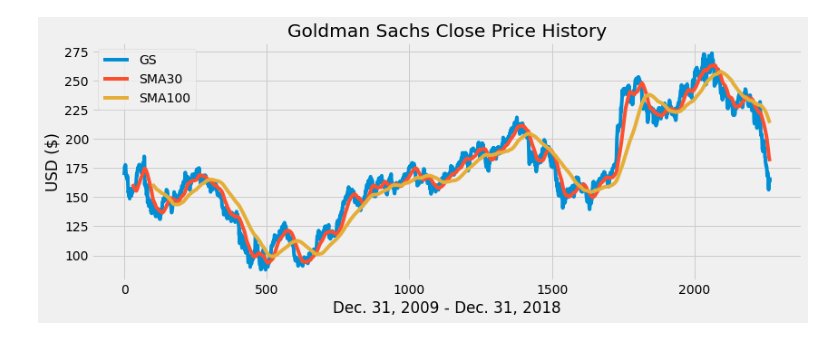
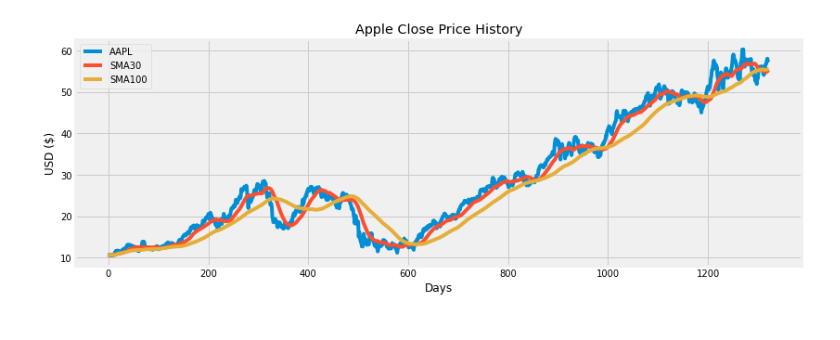
Before and after one commit to adnaneaabbar/stock-trading-system, a Jupyter notebook: AutomatedTradingStrategyGE.ipynb, the cells around one changed output. Saved outputs shown, nothing was run; the diff lists cells and outputs as text; code cells hidden in the pictures.

```diff
--- a/AutomatedTradingStrategyGE.ipynb
+++ b/AutomatedTradingStrategyGE.ipynb
@@ -7,6 +7,6 @@ from datetime import datetime
 import matplotlib.pyplot as plt
 plt.style.use('fivethirtyeight')
 # %%
-gs = pd.read_csv("https://raw.githubusercontent.com/adnaneaabbar/stock-trading-system/master/data/goldman_sachs.csv")
-print(gs.head())
-print(gs.tail())
+AAPL = pd.read_csv("https://raw.githubusercontent.com/adnaneaabbar/stock-trading-system/master/data/AAPL.csv")
+print(AAPL.head())
+print(AAPL.tail())
@@ -23,20 +40,20 @@ plt.show()
 # %%
 SMA30 = pd.DataFrame()
-SMA30['Close'] = gs['Close'].rolling(30).mean()
+SMA30['Close'] = AAPL['Close'].rolling(30, min_periods=1, center=False).mean()
 SMA30
 # %%
 SMA100 = pd.DataFrame()
-SMA100['Close'] = gs['Close'].rolling(100).mean()
+SMA100['Close'] = AAPL['Close'].rolling(100, min_periods=1, center=False).mean()
 SMA100
 # %%
 plt.figure(figsize=(12.5, 4.5))
-plt.plot(gs['Close'], label='GS')
+plt.plot(AAPL['Close'], label='AAPL')
 plt.plot(SMA30['Close'], label="SMA30")
 plt.plot(SMA100['Close'], label="SMA100")
-plt.title('Goldman Sachs Close Price History')
-plt.xlabel('Dec. 31, 2009 - Dec. 31, 2018')
+plt.title('Apple Close Price History')
+plt.xlabel('Days')
 plt.ylabel('USD ($)')
 plt.legend(loc='upper left')
 plt.show()
 # %% [output]
-[figure, old version]
+[figure, new version]
```
Also changed, not shown: parts of 8 cells of this notebook.
